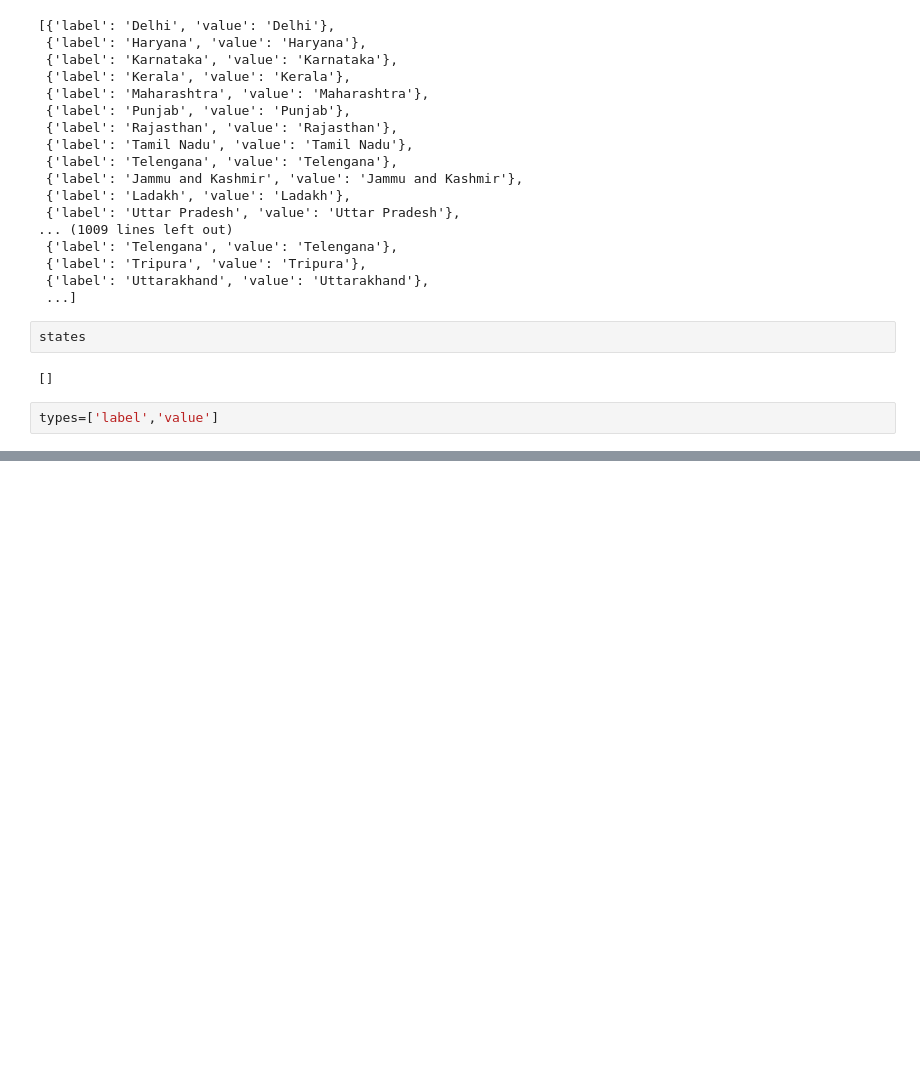
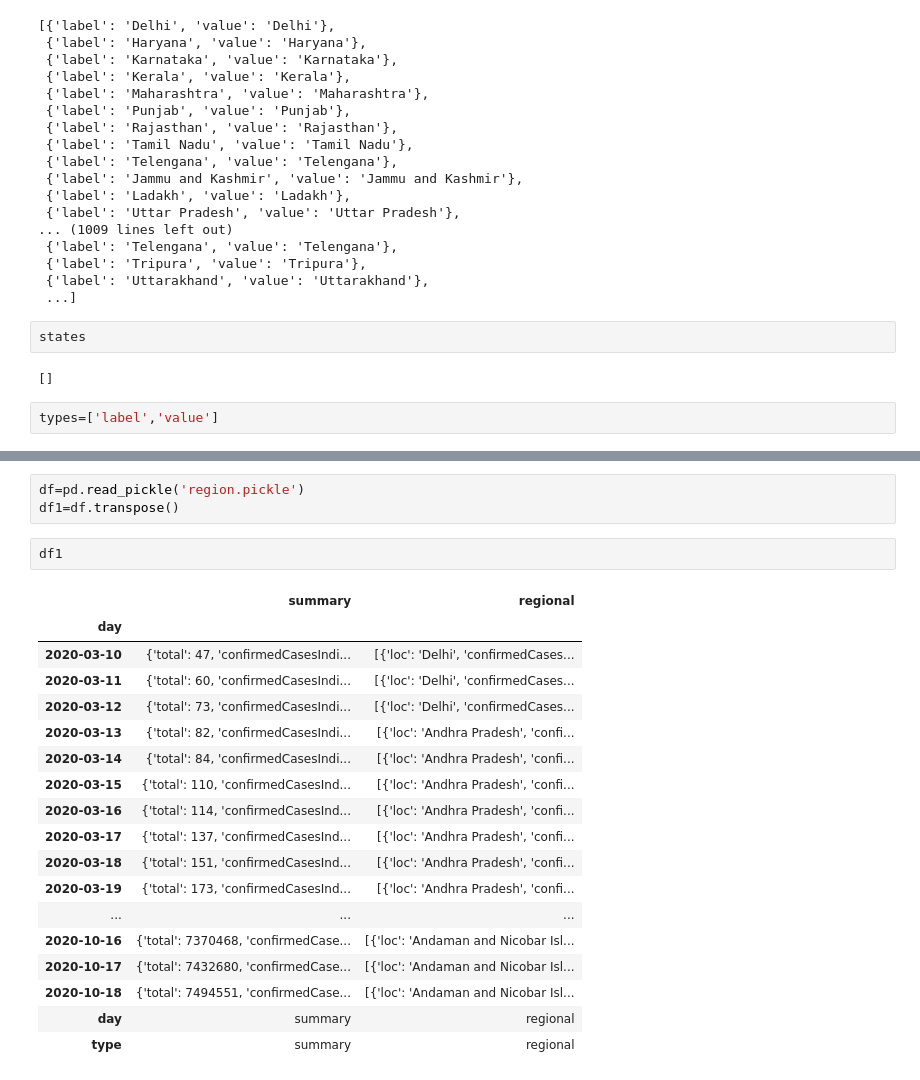
Before and after one commit to kusumakarshukla/COVID19, a Jupyter notebook: src/Untitled.ipynb, the cells around one changed output, grey strips where cells are left out. Cells and saved outputs as stored; diff of their text form; blank space fills up the shorter version.

```diff
--- a/src/Untitled.ipynb
+++ b/src/Untitled.ipynb
@@ -231,0 +333,24 @@ types=['label','value']
+# %%
+df=pd.read_pickle('region.pickle')
+df1=df.transpose()
+# %%
+df1
+# %% [output]
+|  | summary | regional |
+| day |  |  |
+| 2020-03-10 | {'total': 47, 'confirmedCasesIndi... | [{'loc': 'Delhi', 'confirmedCases... |
+| 2020-03-11 | {'total': 60, 'confirmedCasesIndi... | [{'loc': 'Delhi', 'confirmedCases... |
+| 2020-03-12 | {'total': 73, 'confirmedCasesIndi... | [{'loc': 'Delhi', 'confirmedCases... |
+| 2020-03-13 | {'total': 82, 'confirmedCasesIndi... | [{'loc': 'Andhra Pradesh', 'confi... |
+| 2020-03-14 | {'total': 84, 'confirmedCasesIndi... | [{'loc': 'Andhra Pradesh', 'confi... |
+| 2020-03-15 | {'total': 110, 'confirmedCasesInd... | [{'loc': 'Andhra Pradesh', 'confi... |
+| 2020-03-16 | {'total': 114, 'confirmedCasesInd... | [{'loc': 'Andhra Pradesh', 'confi... |
+| 2020-03-17 | {'total': 137, 'confirmedCasesInd... | [{'loc': 'Andhra Pradesh', 'confi... |
+| 2020-03-18 | {'total': 151, 'confirmedCasesInd... | [{'loc': 'Andhra Pradesh', 'confi... |
+| 2020-03-19 | {'total': 173, 'confirmedCasesInd... | [{'loc': 'Andhra Pradesh', 'confi... |
+| ... | ... | ... |
+| 2020-10-16 | {'total': 7370468, 'confirmedCase... | [{'loc': 'Andaman and Nicobar Isl... |
+| 2020-10-17 | {'total': 7432680, 'confirmedCase... | [{'loc': 'Andaman and Nicobar Isl... |
+| 2020-10-18 | {'total': 7494551, 'confirmedCase... | [{'loc': 'Andaman and Nicobar Isl... |
+| day | summary | regional |
+| type | summary | regional |
```
Also changed, not shown: parts of 38 cells of this notebook, 11 other files.
